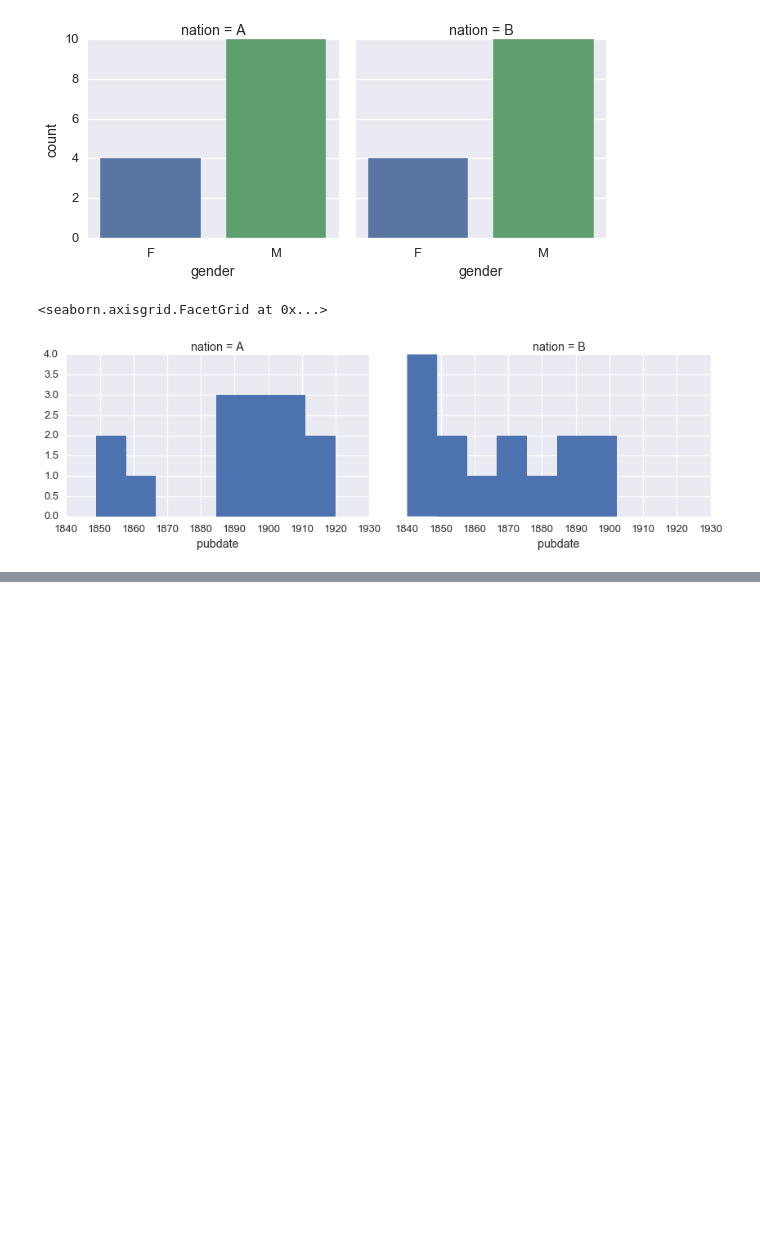
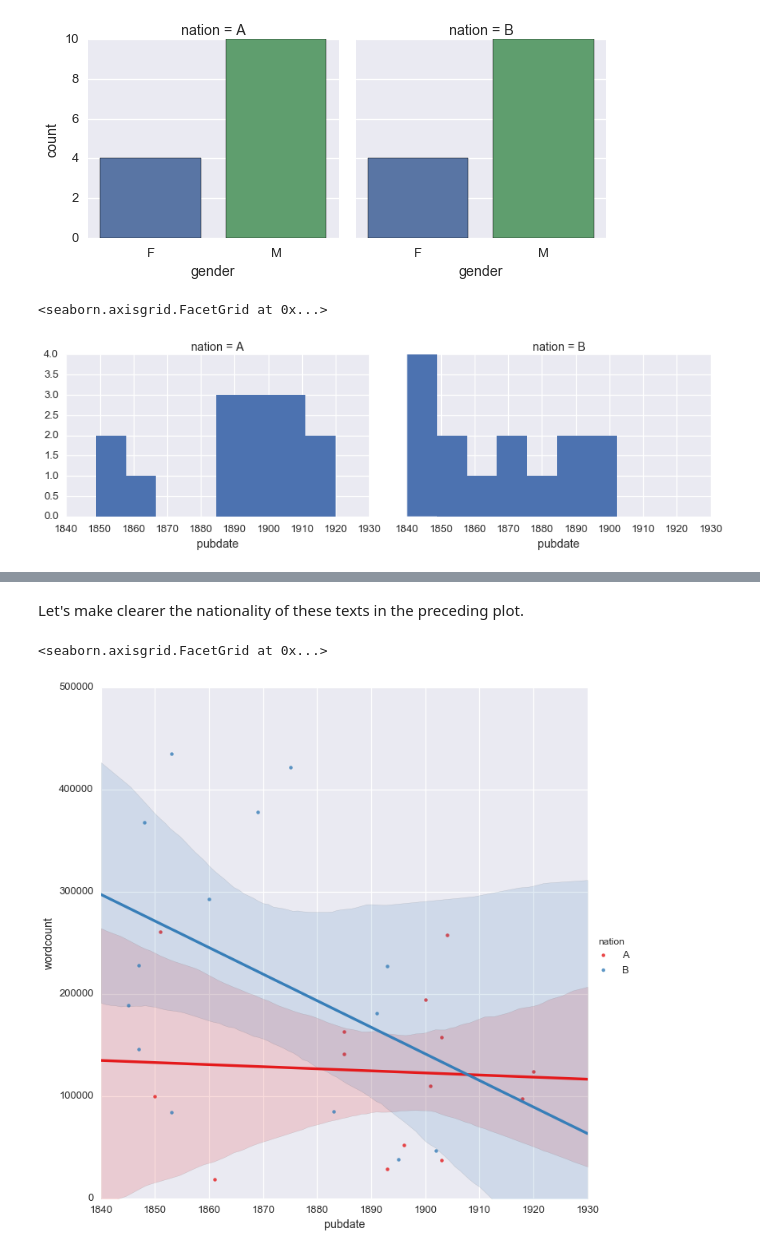
Before and after one commit to wilkens/edinburgh-masterclass, a Jupyter notebook: Notebooks/01 Stats and Computing Basics.ipynb, the cells around one changed output, grey strips where cells are left out. Cells and saved outputs as stored; diff of their text form; code cells hidden in the pictures; blank space fills up the shorter version.

```diff
--- a/Notebooks/01 Stats and Computing Basics.ipynb
+++ b/Notebooks/01 Stats and Computing Basics.ipynb
@@ -578,0 +706,7 @@ stats.describe()
+# %% [markdown]
+Let's make clearer the nationality of these texts in the preceding plot.
+# %%
+sns.lmplot('pubdate', 'wordcount', books, hue='nation', palette='Set1', size=10).set(ylim=(0,500000))
+# %% [output]
+<seaborn.axisgrid.FacetGrid at 0x...>
+[figure, added]
```
Also changed, not shown: parts of 47 cells of this notebook, 1 other file.
